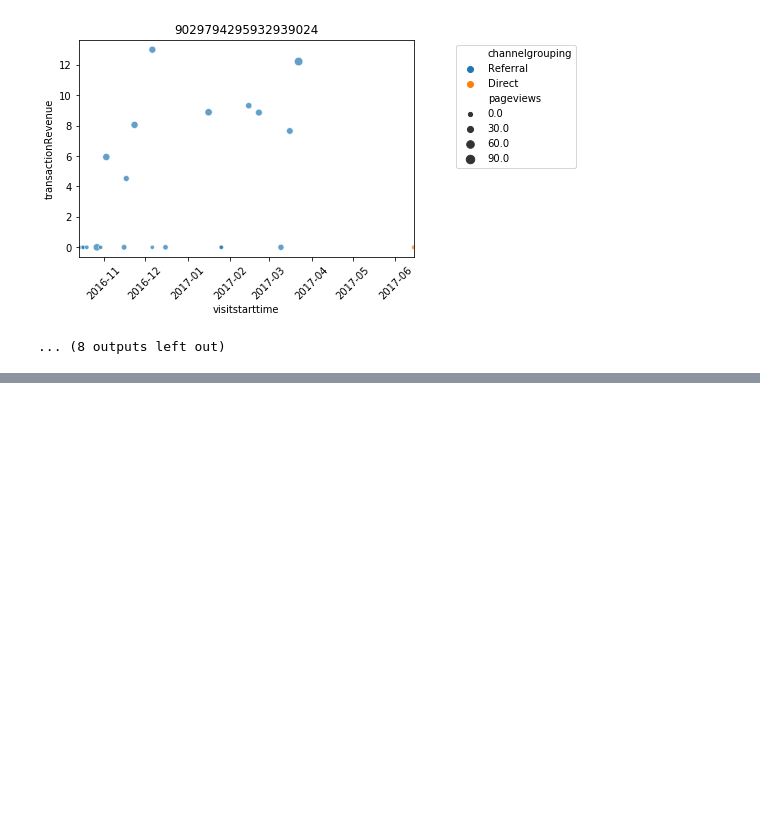
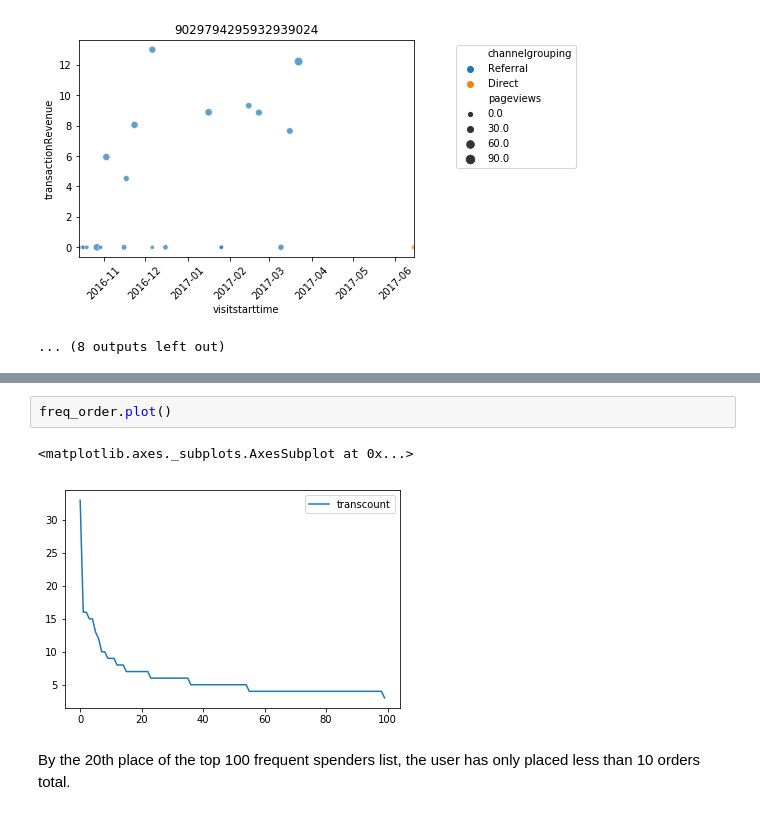
Before and after one commit to romandtse07/google_analytics_kaggle, a Jupyter notebook: SQL.ipynb, the cells around one changed output, grey strips where cells are left out. Drawn from its saved outputs; the diff is of its cells as text; blank space fills up the shorter version.

```diff
--- a/SQL.ipynb
+++ b/SQL.ipynb
@@ -816,0 +735,7 @@ memory usage: 176.0+ bytes
+# %%
+freq_order.plot()
+# %% [output]
+<matplotlib.axes._subplots.AxesSubplot at 0x...>
+[figure, added]
+# %% [markdown]
+By the 20th place of the top 100 frequent spenders list, the user has only placed less than 10 orders total.
```
Also changed, not shown: parts of 39 cells of this notebook, 7 other files.
